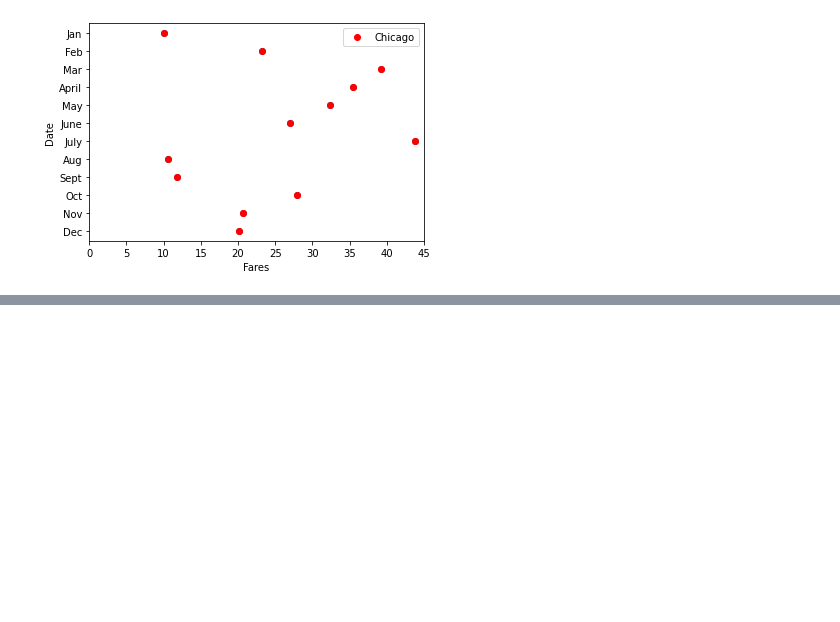
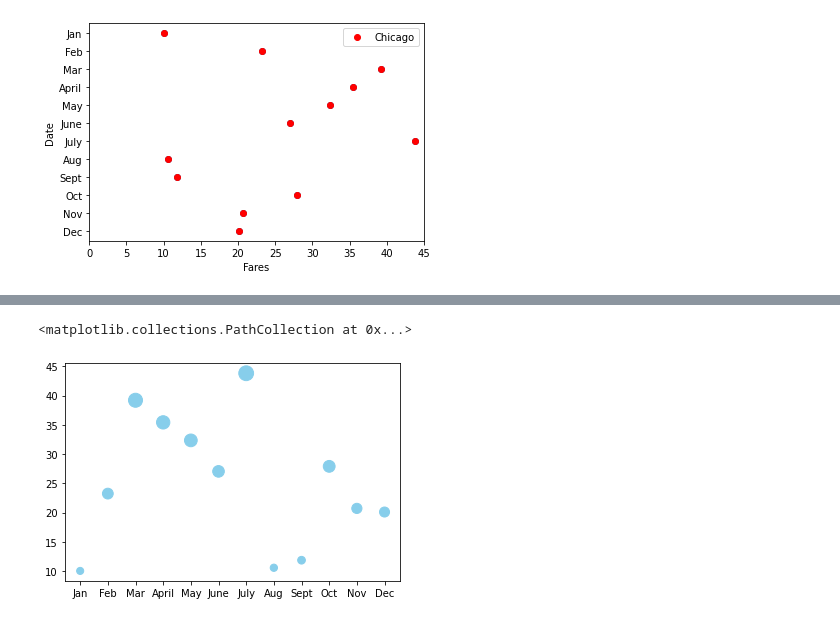
Before and after one commit to Cthompsonlbi/PyBer_Analysis_practice, a Jupyter notebook: matplotlib_practice.ipynb, the cells around one changed output, grey strips where cells are left out. Cells and saved outputs as stored; diff of their text form; code cells hidden in the pictures; blank space fills up the shorter version.

```diff
--- a/matplotlib_practice.ipynb
+++ b/matplotlib_practice.ipynb
@@ -176,0 +184,6 @@ plt.scatter(x_axis,y_axis)
+# %%
+fig, ax = plt.subplots()
+ax.scatter(x_axis, y_axis, color = "skyblue", s=[i * 5 for i in y_axis])
+# %% [output]
+<matplotlib.collections.PathCollection at 0x...>
+[figure, added]
```
Also changed, not shown: parts of 2 cells of this notebook.
